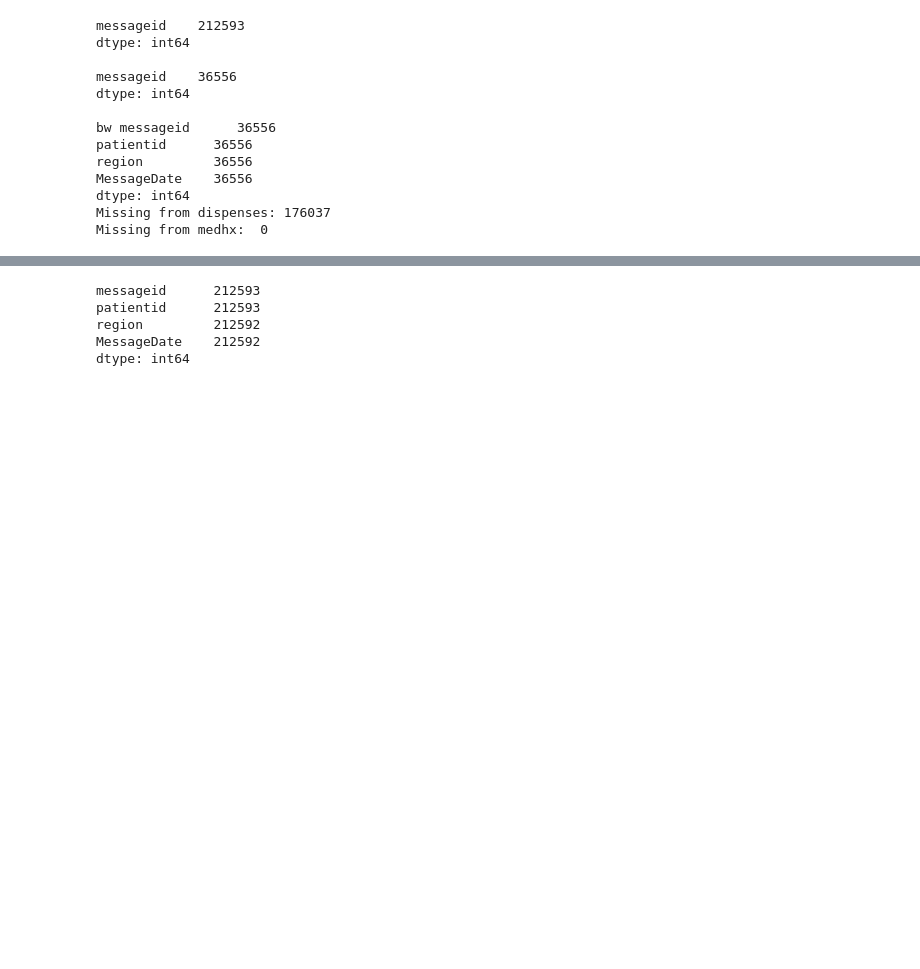
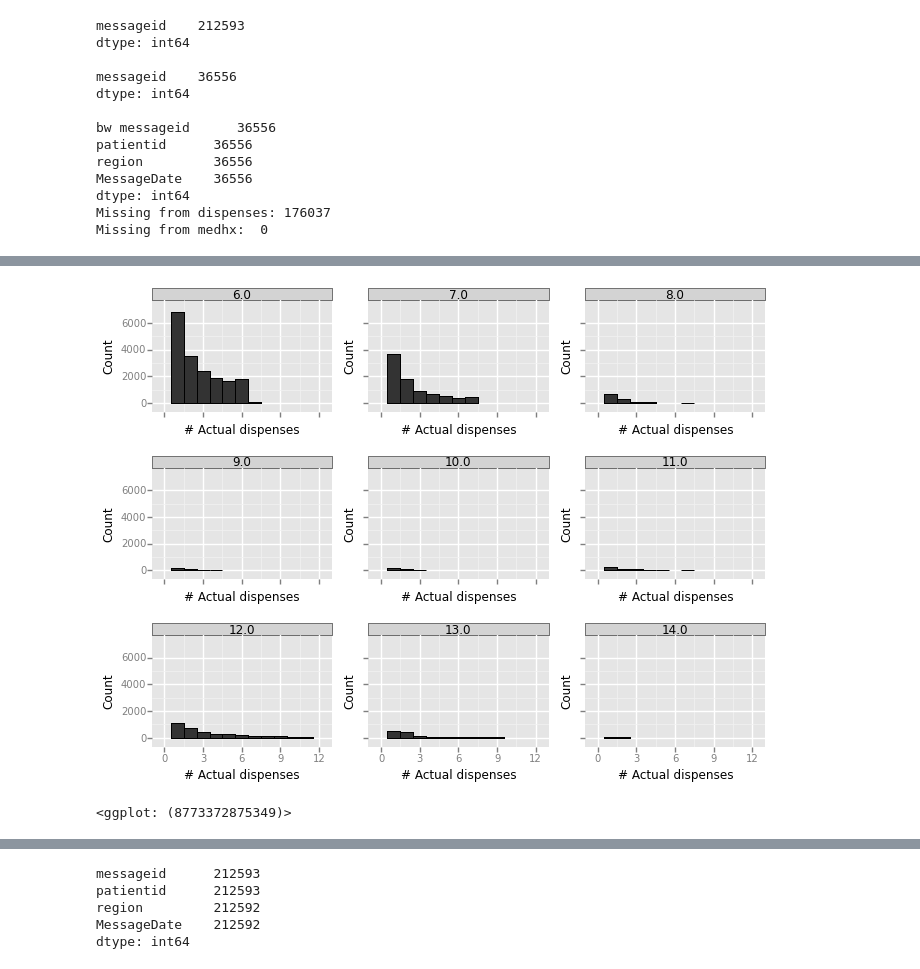
Before and after one commit to jmandel/bch-rx-challenge, a Jupyter notebook: SureScripts Analysis.ipynb, the cells around one changed output, grey strips where cells are left out. Saved outputs shown, nothing was run; the diff lists cells and outputs as text; code cells hidden in the pictures; blank space fills up the shorter version.

```diff
--- a/SureScripts Analysis.ipynb
+++ b/SureScripts Analysis.ipynb
@@ -92 +156,30 @@ dtype: object
+# %%
+expected_vs_actual = pd.io.sql.read_sql("""
+WITH fill_counts as (
+  SELECT fills.rx_id as rx_id, count(*) as actual_fills
+    from rxs
+    join fills on rxs.id=fills.rx_id
+ --   join drug_treatments_by_ndc t on t.ndc=rxs.ndc
+    join pts on pts.id = rxs.patient_id
+  --  where t.treatment_intent='Hypertension'
+  --  and refills = 11
+    and date(pts.sync_date) > date(rxs.date,'+' || rxs.refills || ' month')
+    group by fills.rx_id)
+SELECT refills+1 as prescribed_fills, actual_fills as dispensed_fills, count(*) as count
+  from fill_counts c
+  join rxs r on c.rx_id=r.id
+  group by r.refills, actual_fills
+  having r.refills >= 5 and count(*) > 25
+  order by r.refills asc, actual_fills asc
+""", conn)
+# %%
+%matplotlib inline
+from ggplot import *
+
+ggplot(expected_vs_actual, aes('dispensed_fills', y='count')) + \
+    geom_bar(color='black', stat='identity')  + facet_wrap("prescribed_fills", scales="fixed") + \
+    xlab("# Actual dispenses") + ylab("Count")
+# %% [output]
+[figure, added]
+<ggplot: (8773372875349)>
 # %%
```
Also changed, not shown: parts of 9 cells of this notebook, 3 other files.
